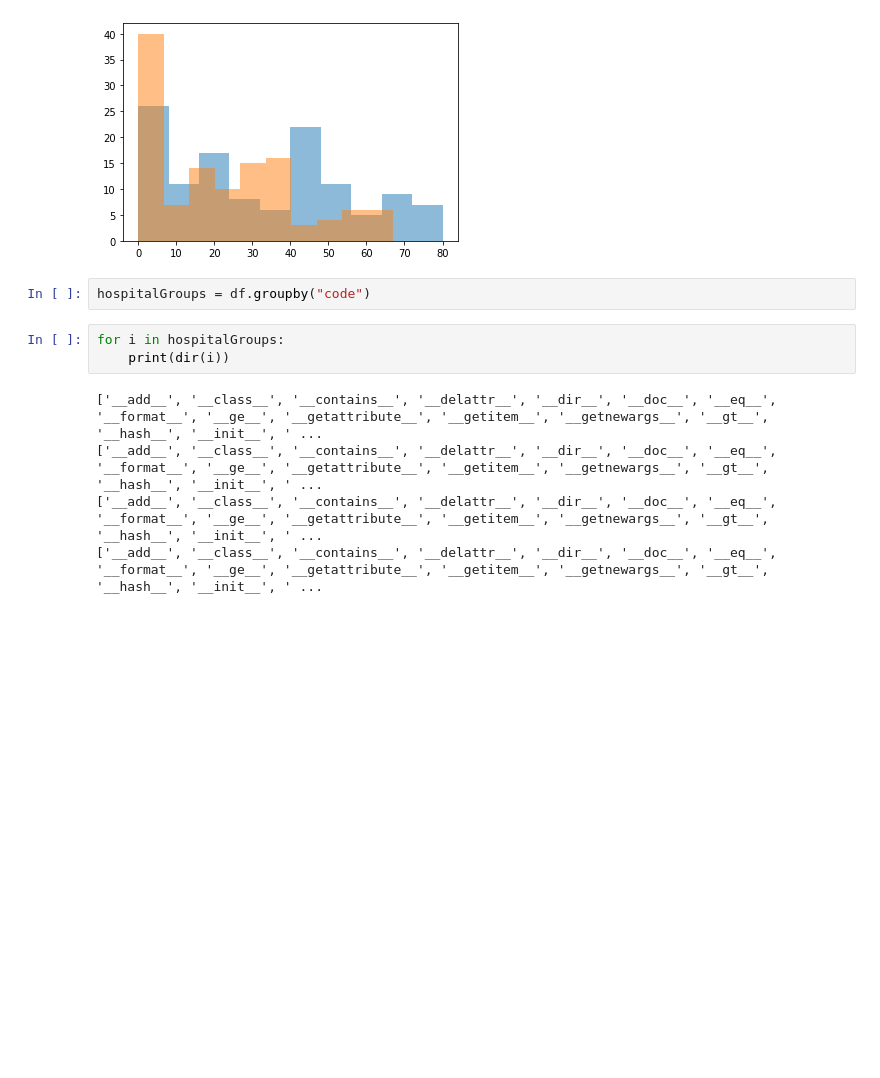
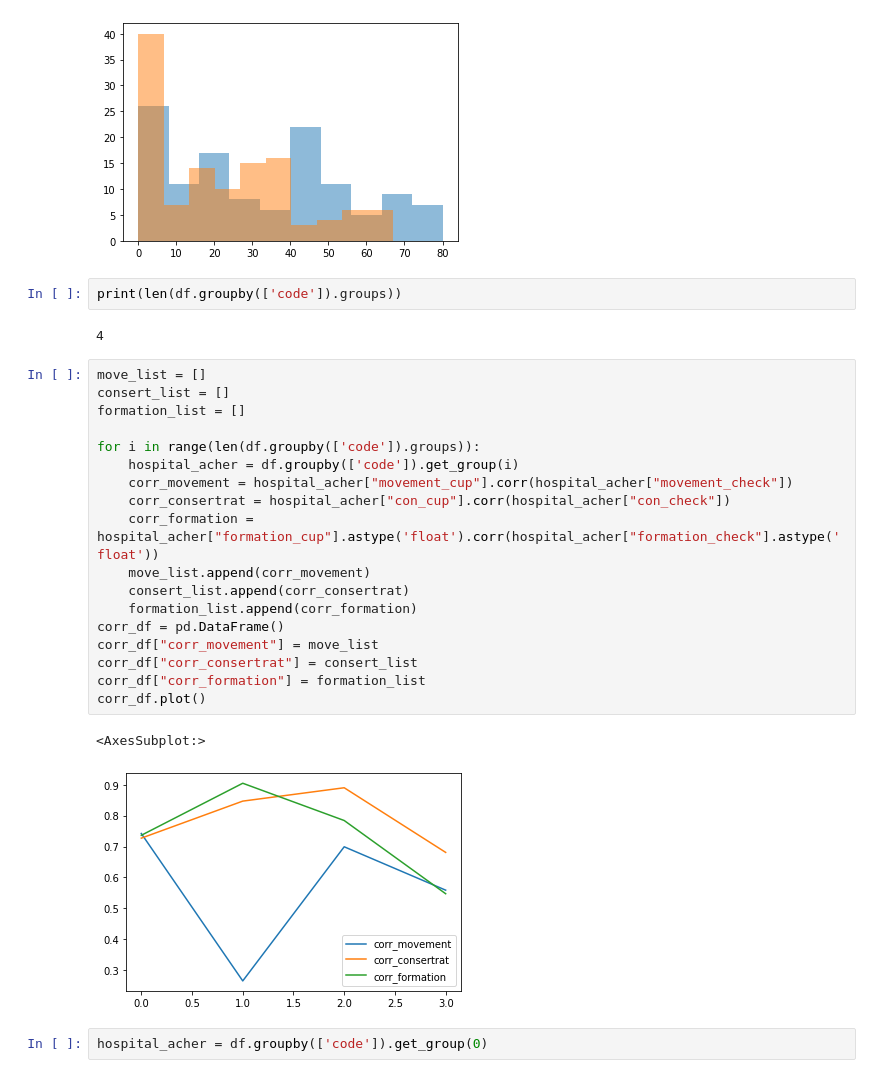
Before and after one commit to aviadm24/jupyter, a Jupyter notebook: Untitled.ipynb, the cells around one changed output. Cells and saved outputs as stored; diff of their text form; blank space fills up the shorter version.

```diff
--- a/Untitled.ipynb
+++ b/Untitled.ipynb
@@ -145,12 +99,29 @@ for col in ["moveCheck","moveCup"]:
 # %% [output]
 [figure]
 # %%
-hospitalGroups = df.groupby("code")
+print(len(df.groupby(['code']).groups))
+# %% [output]
+4
-# %%
-for i in hospitalGroups:
-    print(dir(i))
-# %% [output]
-['__add__', '__class__', '__contains__', '__delattr__', '__dir__', '__doc__', '__eq__', '__format__', '__ge__', '__getattribute__', '__getitem__', '__getnewargs__', '__gt__', '__hash__', '__init__', ' ...
-['__add__', '__class__', '__contains__', '__delattr__', '__dir__', '__doc__', '__eq__', '__format__', '__ge__', '__getattribute__', '__getitem__', '__getnewargs__', '__gt__', '__hash__', '__init__', ' ...
-['__add__', '__class__', '__contains__', '__delattr__', '__dir__', '__doc__', '__eq__', '__format__', '__ge__', '__getattribute__', '__getitem__', '__getnewargs__', '__gt__', '__hash__', '__init__', ' ...
-['__add__', '__class__', '__contains__', '__delattr__', '__dir__', '__doc__', '__eq__', '__format__', '__ge__', '__getattribute__', '__getitem__', '__getnewargs__', '__gt__', '__hash__', '__init__', ' ...
+# %%
+move_list = []
+consert_list = []
+formation_list = []
+
+for i in range(len(df.groupby(['code']).groups)):
+    hospital_acher = df.groupby(['code']).get_group(i)
+    corr_movement = hospital_acher["movement_cup"].corr(hospital_acher["movement_check"])
+    corr_consertrat = hospital_acher["con_cup"].corr(hospital_acher["con_check"])
+    corr_formation = hospital_acher["formation_cup"].astype('float').corr(hospital_acher["formation_check"].astype('float'))
+    move_list.append(corr_movement)
+    consert_list.append(corr_consertrat)
+    formation_list.append(corr_formation)
+corr_df = pd.DataFrame()
+corr_df["corr_movement"] = move_list
+corr_df["corr_consertrat"] = consert_list
+corr_df["corr_formation"] = formation_list
+corr_df.plot()
+# %% [output]
+<AxesSubplot:>
+[figure, added]
+# %%
+hospital_acher = df.groupby(['code']).get_group(0)
```
Also changed, not shown: parts of 8 cells of this notebook, 2 other files.
